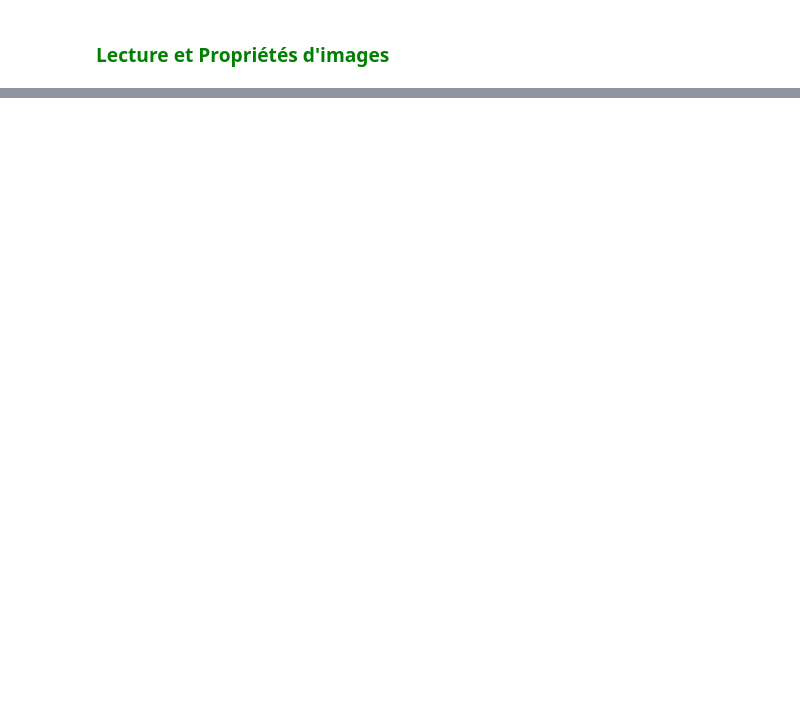
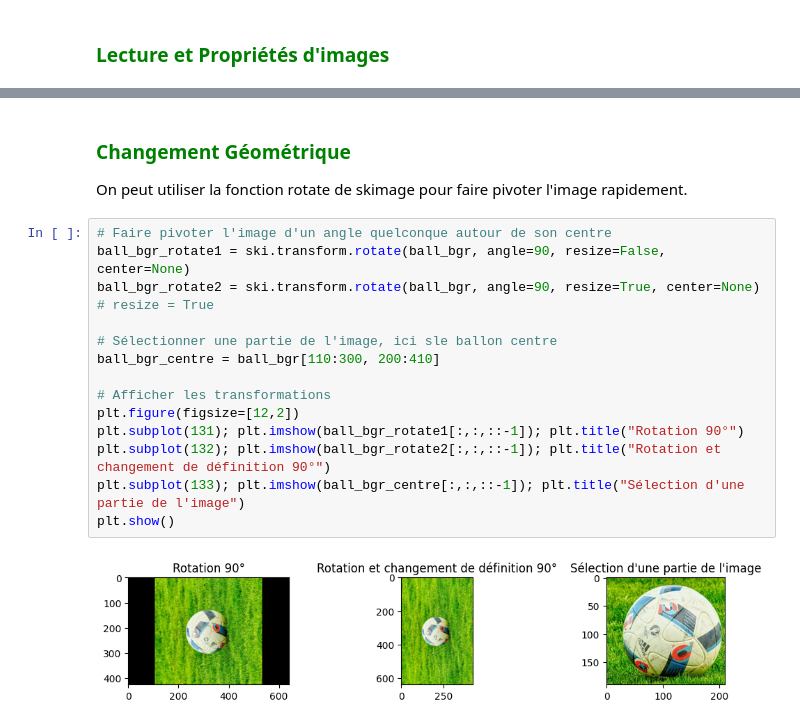
Before and after one commit to kkariste/Image-Enhancement, a Jupyter notebook: manipulation_basique.ipynb, the cells around one changed output, grey strips where cells are left out. Saved outputs shown, nothing was run; the diff lists cells and outputs as text; blank space fills up the shorter version.

```diff
--- a/manipulation_basique.ipynb
+++ b/manipulation_basique.ipynb
@@ -48,0 +68,20 @@ plt.show()
+# %% [markdown]
+### <span style=color:green> Changement Géométrique </span>
+
+On peut utiliser la fonction rotate de skimage pour faire pivoter l'image rapidement.
+# %%
+# Faire pivoter l'image d'un angle quelconque autour de son centre
+ball_bgr_rotate1 = ski.transform.rotate(ball_bgr, angle=90, resize=False, center=None)
+ball_bgr_rotate2 = ski.transform.rotate(ball_bgr, angle=90, resize=True, center=None) # resize = True
+
+# Sélectionner une partie de l'image, ici sle ballon centre
+ball_bgr_centre = ball_bgr[110:300, 200:410]
+
+# Afficher les transformations
+plt.figure(figsize=[12,2])
+plt.subplot(131); plt.imshow(ball_bgr_rotate1[:,:,::-1]); plt.title("Rotation 90°")
+plt.subplot(132); plt.imshow(ball_bgr_rotate2[:,:,::-1]); plt.title("Rotation et changement de définition 90°")
+plt.subplot(133); plt.imshow(ball_bgr_centre[:,:,::-1]); plt.title("Sélection d'une partie de l'image")
+plt.show()
+# %% [output]
+[figure, added]
```
Also changed, not shown: parts of 6 cells of this notebook.
